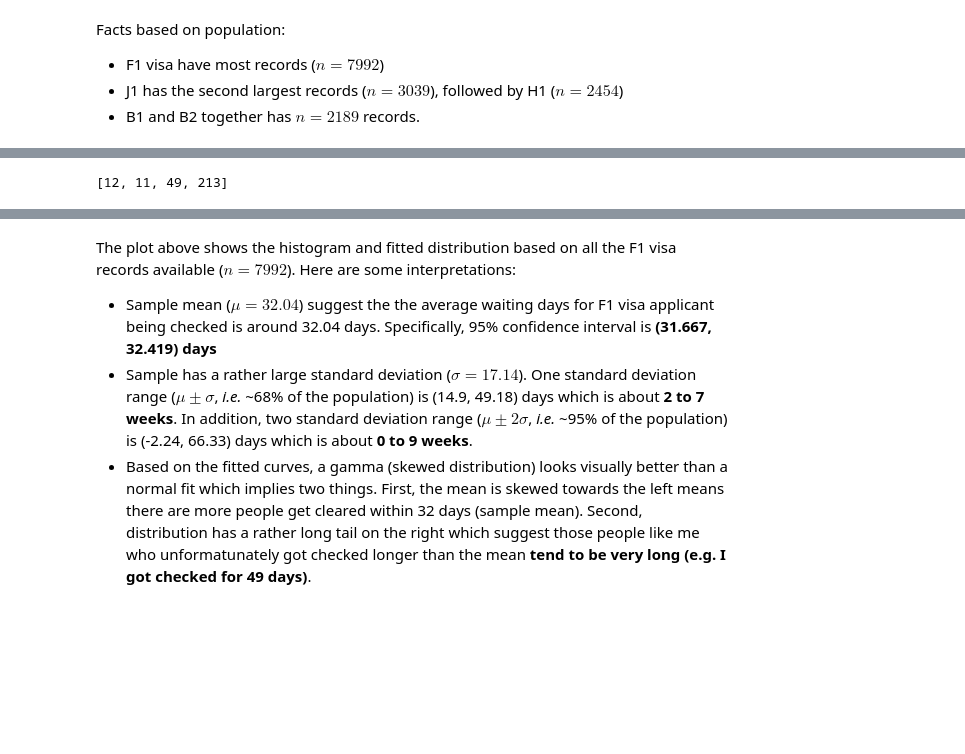
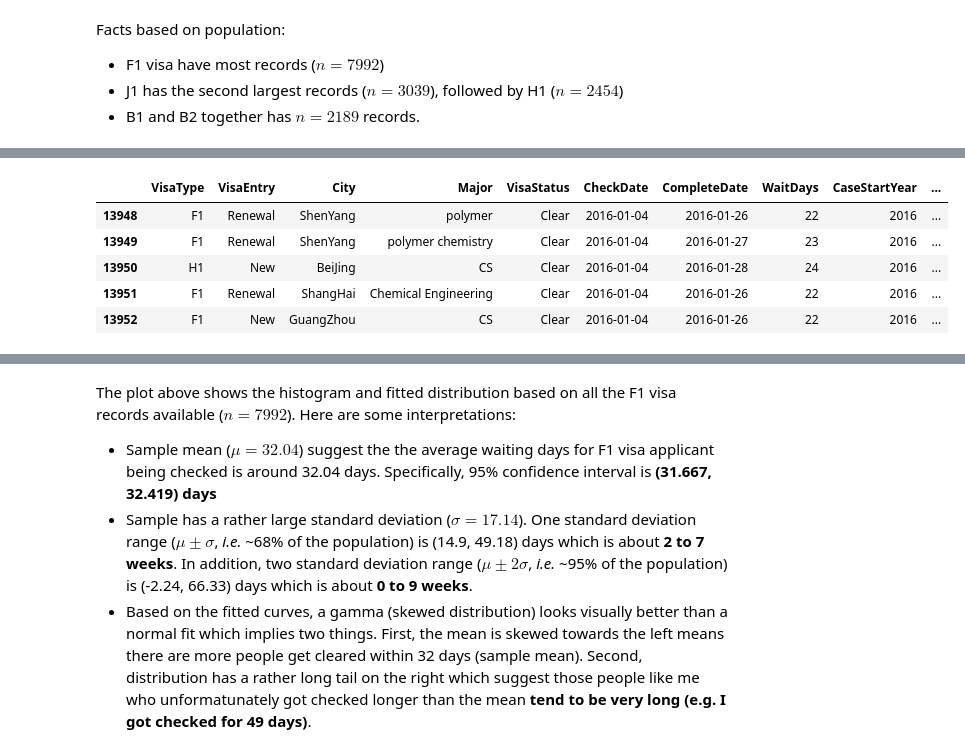
Before and after one commit to chenchen2015/CheckeeInfo-Scraper, a Jupyter notebook: CheckeeInfo-DataAnalysis.ipynb, the cells around one changed output, grey strips where cells are left out. Drawn from its saved outputs; the diff is of its cells as text; code cells hidden in the pictures; blank space fills up the shorter version.

```diff
--- a/CheckeeInfo-DataAnalysis.ipynb
+++ b/CheckeeInfo-DataAnalysis.ipynb
@@ -227,13 +239,12 @@ py.iplot(fig, show_link=False)
-# %%
-yr = df.groupby('Year')['VisaType'].value_counts()
-xldate_as_datetime(item,0)
-vt = df.groupby(['Year', 'Month', 'VisaType'])['Year', 'Month', 'VisaType']
-len(vt.get_group((2009, 1, 'F1')))
-(2009, 1, 'F1') in vt.groups
-x = popData['date']
-popData['F1'][1:1+4]
-# %% [output]
-[12, 11, 49, 213]
+# %%
+df.head()
+# %% [output]
+|  | VisaType | VisaEntry | City | Major | VisaStatus | CheckDate | CompleteDate | WaitDays | CaseStartYear | ... |
+| 13948 | F1 | Renewal | ShenYang | polymer | Clear | 2016-01-04 | 2016-01-26 | 22 | 2016 | ... |
+| 13949 | F1 | Renewal | ShenYang | polymer chemistry | Clear | 2016-01-04 | 2016-01-27 | 23 | 2016 | ... |
+| 13950 | H1 | New | BeiJing | CS | Clear | 2016-01-04 | 2016-01-28 | 24 | 2016 | ... |
+| 13951 | F1 | Renewal | ShangHai | Chemical Engineering | Clear | 2016-01-04 | 2016-01-26 | 22 | 2016 | ... |
+| 13952 | F1 | New | GuangZhou | CS | Clear | 2016-01-04 | 2016-01-26 | 22 | 2016 | ... |
 # %%
 # Get F1 Visa waiting days data
 wdF1 = wd.get_group('F1')
```
Also changed, not shown: parts of 15 cells of this notebook, 1 other file.
